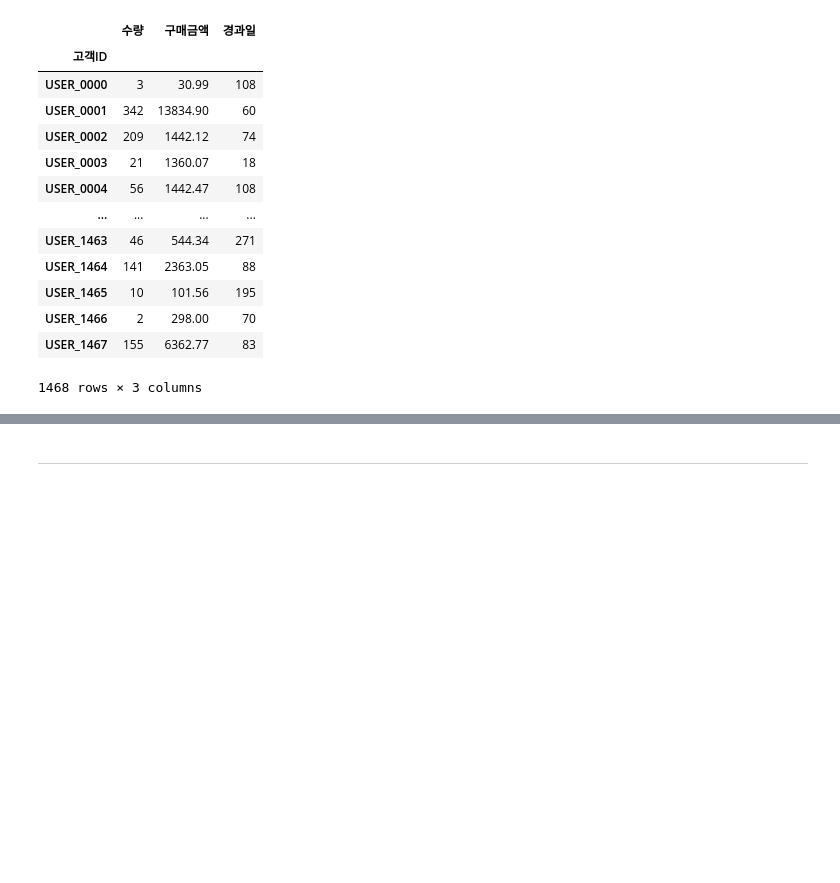
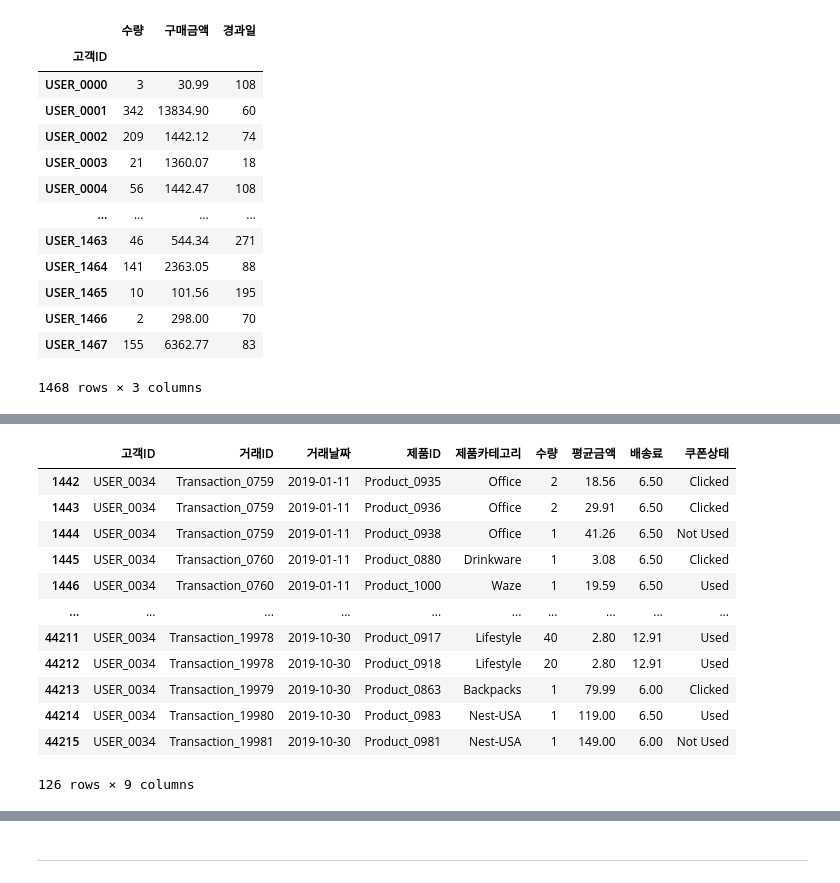
Before and after one commit to REKO-J/TIL, a Jupyter notebook: Python/Dacon/이커머스 고객 세분화 분석 아이디어 경진대회/이커머스 고객 세분화 분석 아이디어 경진대회.ipynb, the cells around one changed output, grey strips where cells are left out. Cells and saved outputs as stored; diff of their text form; code cells hidden in the pictures; blank space fills up the shorter version.

```diff
--- a/Python/Dacon/이커머스 고객 세분화 분석 아이디어 경진대회/이커머스 고객 세분화 분석 아이디어 경진대회.ipynb
+++ b/Python/Dacon/이커머스 고객 세분화 분석 아이디어 경진대회/이커머스 고객 세분화 분석 아이디어 경진대회.ipynb
@@ -534,0 +557,16 @@ RFM
+# %%
+Onlinesales_info[Onlinesales_info['고객ID'] == 'USER_0034']
+# %% [output]
+|  | 고객ID | 거래ID | 거래날짜 | 제품ID | 제품카테고리 | 수량 | 평균금액 | 배송료 | 쿠폰상태 |
+| 1442 | USER_0034 | Transaction_0759 | 2019-01-11 | Product_0935 | Office | 2 | 18.56 | 6.50 | Clicked |
+| 1443 | USER_0034 | Transaction_0759 | 2019-01-11 | Product_0936 | Office | 2 | 29.91 | 6.50 | Clicked |
+| 1444 | USER_0034 | Transaction_0759 | 2019-01-11 | Product_0938 | Office | 1 | 41.26 | 6.50 | Not Used |
+| 1445 | USER_0034 | Transaction_0760 | 2019-01-11 | Product_0880 | Drinkware | 1 | 3.08 | 6.50 | Clicked |
+| 1446 | USER_0034 | Transaction_0760 | 2019-01-11 | Product_1000 | Waze | 1 | 19.59 | 6.50 | Used |
+| ... | ... | ... | ... | ... | ... | ... | ... | ... | ... |
+| 44211 | USER_0034 | Transaction_19978 | 2019-10-30 | Product_0917 | Lifestyle | 40 | 2.80 | 12.91 | Used |
+| 44212 | USER_0034 | Transaction_19978 | 2019-10-30 | Product_0918 | Lifestyle | 20 | 2.80 | 12.91 | Used |
+| 44213 | USER_0034 | Transaction_19979 | 2019-10-30 | Product_0863 | Backpacks | 1 | 79.99 | 6.00 | Clicked |
+| 44214 | USER_0034 | Transaction_19980 | 2019-10-30 | Product_0983 | Nest-USA | 1 | 119.00 | 6.50 | Used |
+| 44215 | USER_0034 | Transaction_19981 | 2019-10-30 | Product_0981 | Nest-USA | 1 | 149.00 | 6.00 | Not Used |
+126 rows × 9 columns
```
Also changed, not shown: parts of 20 cells of this notebook.
